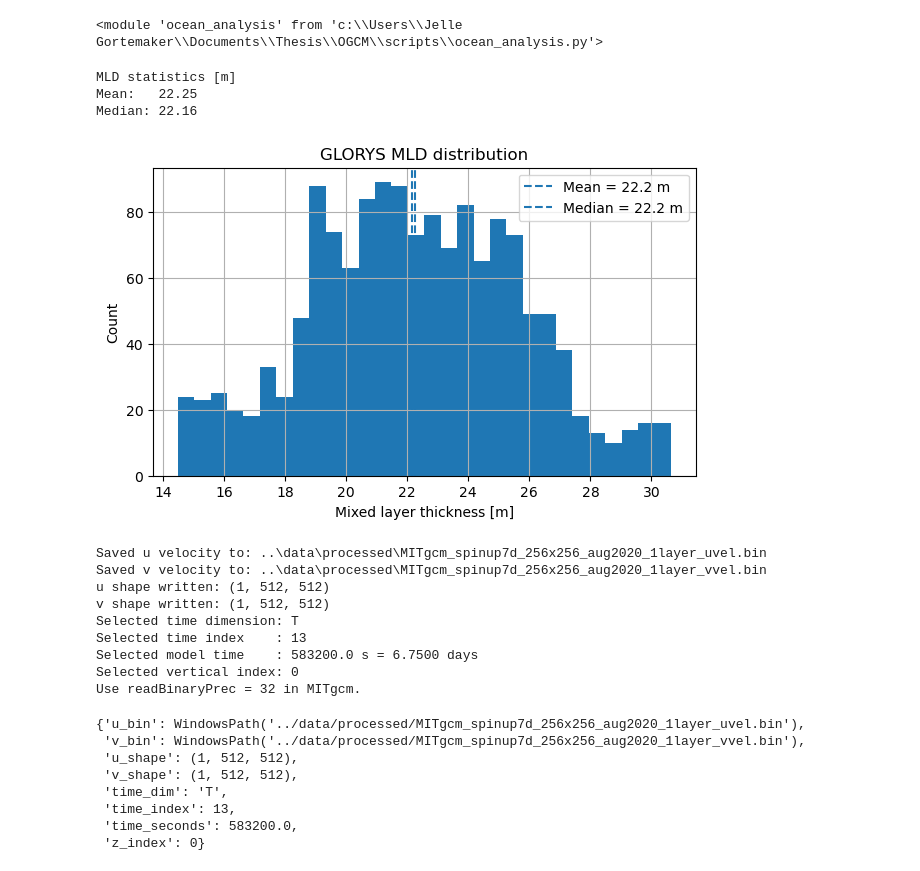
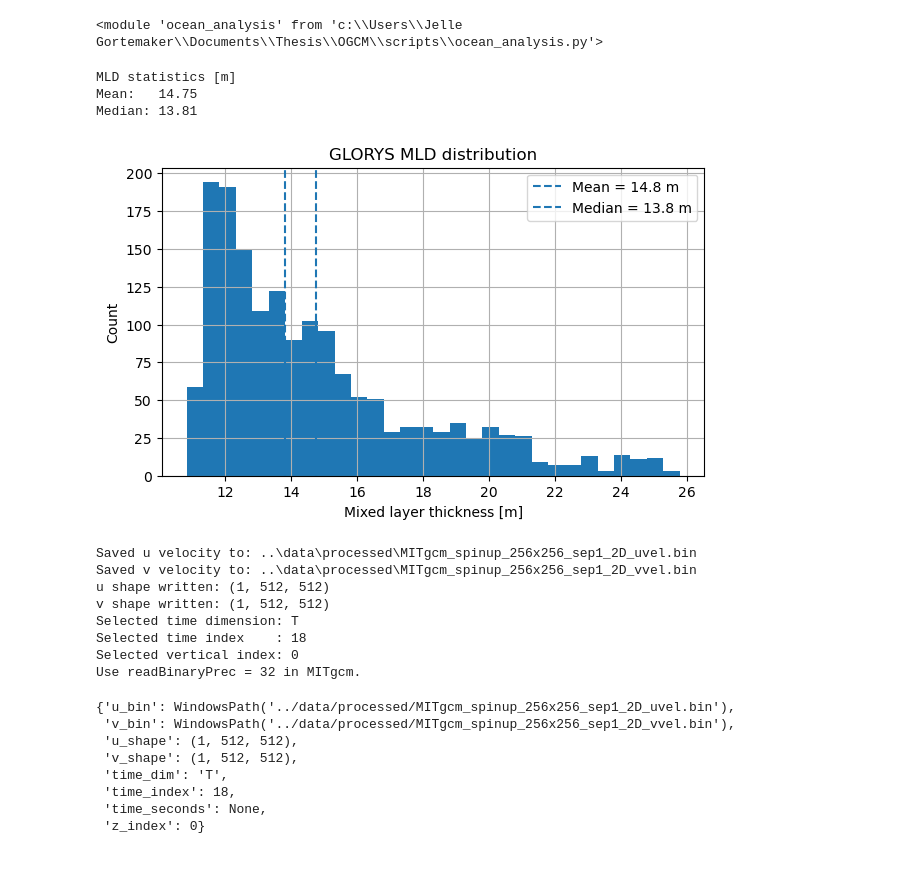
Before and after one commit to Jelle-Gortemaker/Thesis, a Jupyter notebook: OGCM/notebooks/Vertical_slice_to_2D.ipynb, the cells around one changed output. Saved outputs shown, nothing was run; the diff lists cells and outputs as text; code cells hidden in the pictures.

```diff
--- a/OGCM/notebooks/Vertical_slice_to_2D.ipynb
+++ b/OGCM/notebooks/Vertical_slice_to_2D.ipynb
@@ -15,68 +15,67 @@ importlib.reload(oa)
 # %% [output]
 <module 'ocean_analysis' from 'c:\\Users\\Jelle Gortemaker\\Documents\\Thesis\\OGCM\\scripts\\ocean_analysis.py'>
 # %%
-GLORYS_file = "../data/input/GPGP_aug2020_3D_21.5_24.5_141.6_138.4.nc"
+GLORYS_file = "../data/input/GPGP_oct2020_3D_40.50_43.50_137.92_134.28.nc"
 
-MITgcm_interp_file = "../../z.flow_postprocessing/data/input/run_boyd_SGS_L1.nc"
-# output_file = "../data/processed/MITgcm_spinup_256x256_aug2020_1layer.nc"
+MITgcm_interp_file = "../../z.flow_postprocessing/data/input/run_sep1_spinup.nc"
+output_file = "MITgcm_spinup_256x256_sep1_2D"
 delR = [20.0]
 
 
 
 ds = xr.open_dataset(GLORYS_file)
 mld = ds["mlotst"]
 
 for tdim in ["time", "time_counter", "t"]:
     if tdim in mld.dims:
         mld = mld.mean(dim=tdim)
         break
 
 values = mld.values
 values = values[np.isfinite(values)]
 
 print("MLD statistics [m]")
 print(f"Mean:   {np.mean(values):.2f}")
 print(f"Median: {np.median(values):.2f}")
 
 plt.figure(figsize=(7, 4))
 plt.hist(values, bins=30)
 plt.axvline(np.mean(values), linestyle="--", label=f"Mean = {np.mean(values):.1f} m")
 plt.axvline(np.median(values), linestyle="--", label=f"Median = {np.median(values):.1f} m")
 plt.xlabel("Mixed layer thickness [m]")
 plt.ylabel("Count")
 plt.title("GLORYS MLD distribution")
 plt.legend()
 plt.grid(True)
 plt.show()
 # %% [output]
 MLD statistics [m]
-Mean:   22.25
-Median: 22.16
+Mean:   14.75
+Median: 13.81
-[figure, old version]
+[figure, new version]
 # %%
 oa.spinup_to_baro1_bin(
     input_nc=MITgcm_interp_file,
-    output_file="../data/processed/MITgcm_spinup7d_256x256_aug2020_1layer.nc",
-    time_days=7.0,
+    output_file=f"../data/processed/{output_file}.nc",
+    time_days=None,
     z_index=0,
 )
 # %% [output]
-Saved u velocity to: ..\data\processed\MITgcm_spinup7d_256x256_aug2020_1layer_uvel.bin
-Saved v velocity to: ..\data\processed\MITgcm_spinup7d_256x256_aug2020_1layer_vvel.bin
+Saved u velocity to: ..\data\processed\MITgcm_spinup_256x256_sep1_2D_uvel.bin
+Saved v velocity to: ..\data\processed\MITgcm_spinup_256x256_sep1_2D_vvel.bin
 u shape written: (1, 512, 512)
 v shape written: (1, 512, 512)
 Selected time dimension: T
-Selected time index    : 13
-Selected model time    : 583200.0 s = 6.7500 days
+Selected time index    : 18
 Selected vertical index: 0
 Use readBinaryPrec = 32 in MITgcm.
-{'u_bin': WindowsPath('../data/processed/MITgcm_spinup7d_256x256_aug2020_1layer_uvel.bin'),
- 'v_bin': WindowsPath('../data/processed/MITgcm_spinup7d_256x256_aug2020_1layer_vvel.bin'),
+{'u_bin': WindowsPath('../data/processed/MITgcm_spinup_256x256_sep1_2D_uvel.bin'),
+ 'v_bin': WindowsPath('../data/processed/MITgcm_spinup_256x256_sep1_2D_vvel.bin'),
  'u_shape': (1, 512, 512),
  'v_shape': (1, 512, 512),
  'time_dim': 'T',
- 'time_index': 13,
- 'time_seconds': 583200.0,
+ 'time_index': 18,
+ 'time_seconds': None,
  'z_index': 0}
 # %%
 # oa.slice_vertical_layers_delR(
```
Also changed, not shown: 1 other file.
